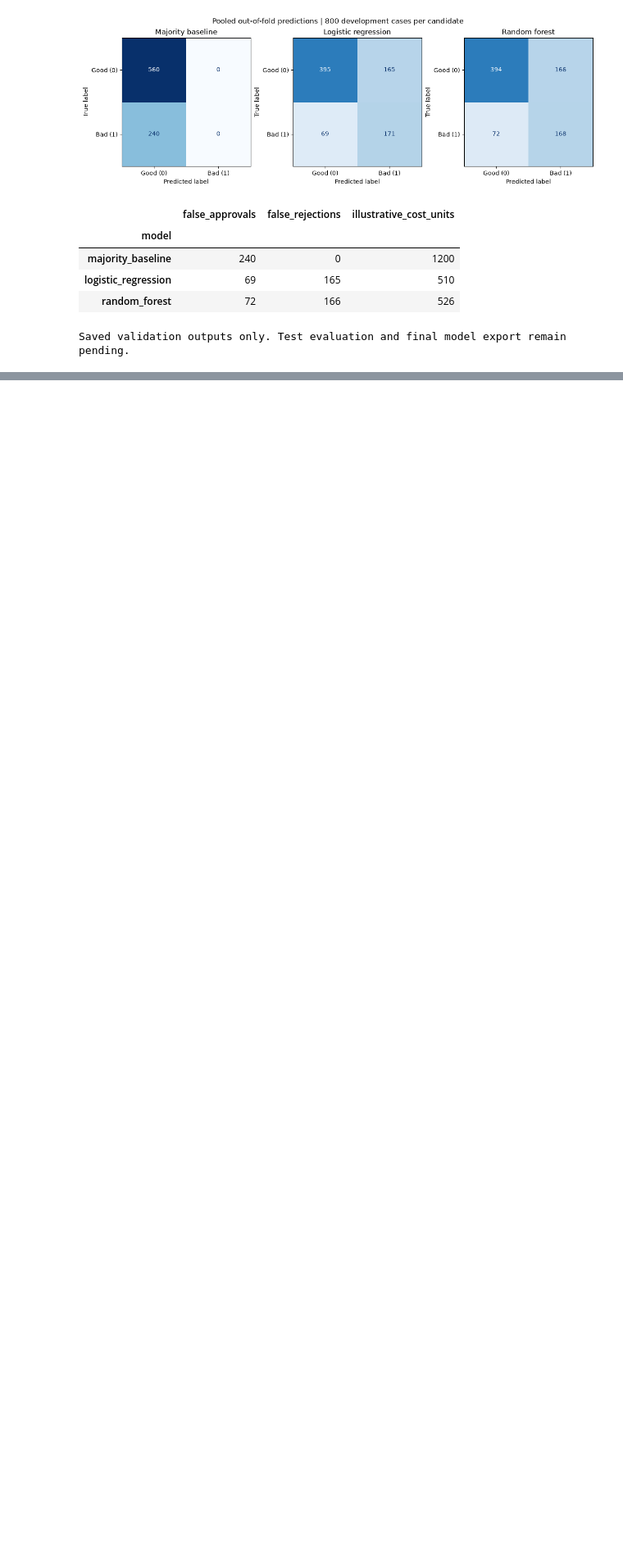
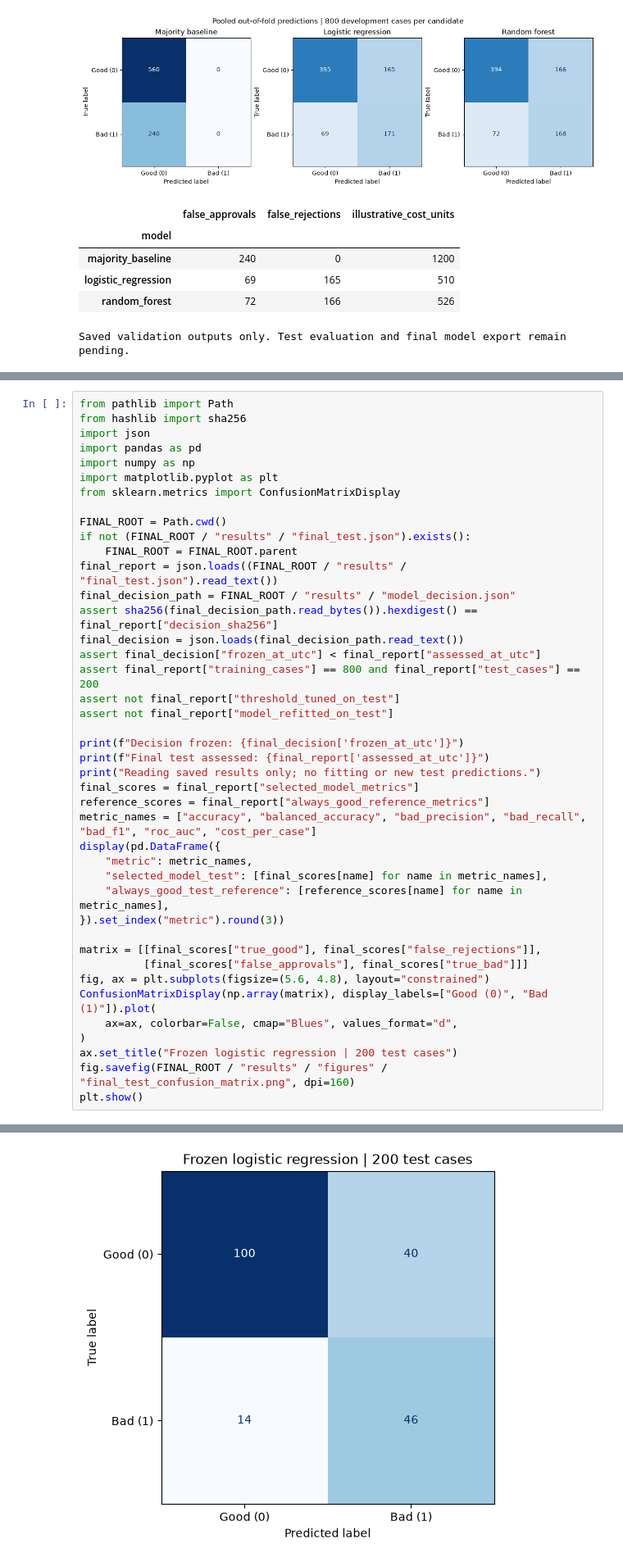
Before and after one commit to Nicolai32x/credit-scoring-ai, a Jupyter notebook: notebooks/02_model_comparison.ipynb, the cells around one changed output, grey strips where cells are left out. Shown at 82% size. Drawn from its saved outputs; the diff is of its cells as text; blank space fills up the shorter version.

Commit message:
Record one-time final test and save the selected scoring pipeline

```diff
--- a/notebooks/02_model_comparison.ipynb
+++ b/notebooks/02_model_comparison.ipynb
@@ -253,0 +266,43 @@ Before final testing, freeze the feature list, preprocessing, model settings and
+# %%
+from pathlib import Path
+from hashlib import sha256
+import json
+import pandas as pd
+import numpy as np
+import matplotlib.pyplot as plt
+from sklearn.metrics import ConfusionMatrixDisplay
+
+FINAL_ROOT = Path.cwd()
+if not (FINAL_ROOT / "results" / "final_test.json").exists():
+    FINAL_ROOT = FINAL_ROOT.parent
+final_report = json.loads((FINAL_ROOT / "results" / "final_test.json").read_text())
+final_decision_path = FINAL_ROOT / "results" / "model_decision.json"
+assert sha256(final_decision_path.read_bytes()).hexdigest() == final_report["decision_sha256"]
+final_decision = json.loads(final_decision_path.read_text())
+assert final_decision["frozen_at_utc"] < final_report["assessed_at_utc"]
+assert final_report["training_cases"] == 800 and final_report["test_cases"] == 200
+assert not final_report["threshold_tuned_on_test"]
+assert not final_report["model_refitted_on_test"]
+
+print(f"Decision frozen: {final_decision['frozen_at_utc']}")
+print(f"Final test assessed: {final_report['assessed_at_utc']}")
+print("Reading saved results only; no fitting or new test predictions.")
+final_scores = final_report["selected_model_metrics"]
+reference_scores = final_report["always_good_reference_metrics"]
+metric_names = ["accuracy", "balanced_accuracy", "bad_precision", "bad_recall", "bad_f1", "roc_auc", "cost_per_case"]
+display(pd.DataFrame({
+    "metric": metric_names,
+    "selected_model_test": [final_scores[name] for name in metric_names],
+    "always_good_test_reference": [reference_scores[name] for name in metric_names],
+}).set_index("metric").round(3))
+
+matrix = [[final_scores["true_good"], final_scores["false_rejections"]],
+          [final_scores["false_approvals"], final_scores["true_bad"]]]
+fig, ax = plt.subplots(figsize=(5.6, 4.8), layout="constrained")
+ConfusionMatrixDisplay(np.array(matrix), display_labels=["Good (0)", "Bad (1)"]).plot(
+    ax=ax, colorbar=False, cmap="Blues", values_format="d",
+)
+ax.set_title("Frozen logistic regression | 200 test cases")
+fig.savefig(FINAL_ROOT / "results" / "figures" / "final_test_confusion_matrix.png", dpi=160)
+plt.show()
+# %% [output]
@@ -253,0 +321 @@ Before final testing, freeze the feature list, preprocessing, model settings and
+[figure, added]
```
Also changed, not shown: parts of 5 cells of this notebook, 11 other files.
